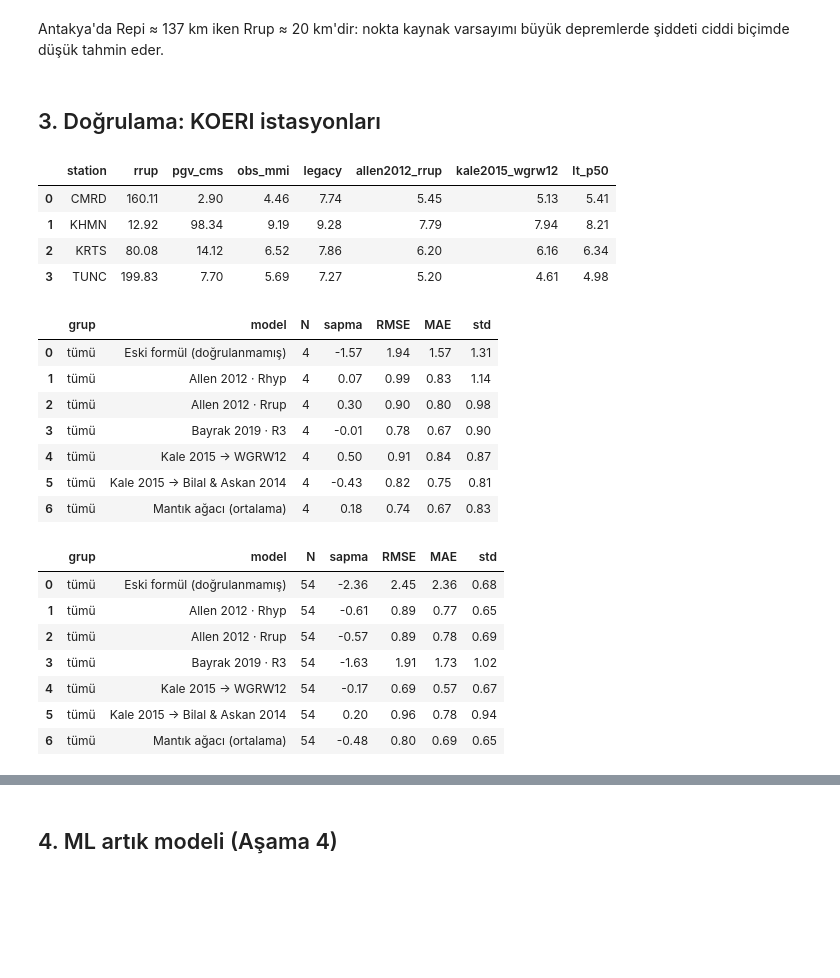
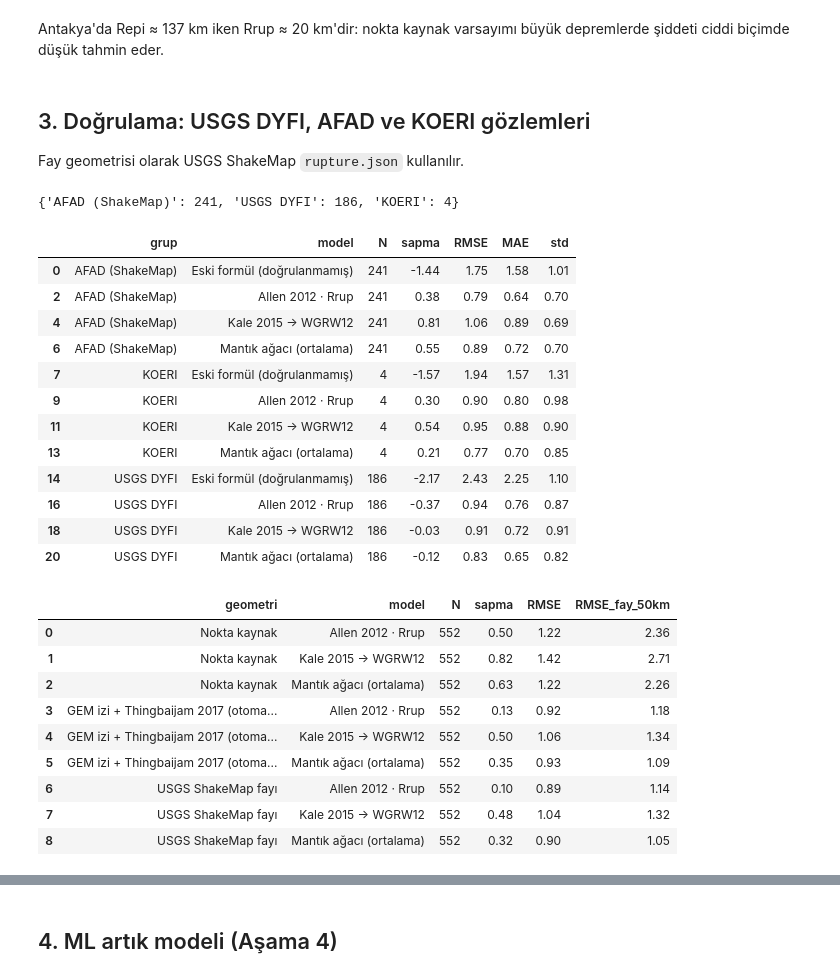
Before and after one commit to Memreu/deprem-mesafe-etki-analizi, a Jupyter notebook: notebooks/kahramanmaras_demo.ipynb, the cells around one changed output, grey strips where cells are left out. Saved outputs shown, nothing was run; the diff lists cells and outputs as text; code cells hidden in the pictures; blank space fills up the shorter version.

```diff
--- a/notebooks/kahramanmaras_demo.ipynb
+++ b/notebooks/kahramanmaras_demo.ipynb
@@ -64,34 +64,43 @@ GEM GAF-DB izi (ME_TRCS056) + Thingbaijam 2017 L = 234 km, W = 18 km
 # %% [markdown]
 Antakya'da Repi ≈ 137 km iken Rrup ≈ 20 km'dir: nokta kaynak varsayımı büyük depremlerde şiddeti ciddi biçimde düşük tahmin eder.
 # %% [markdown]
-## 3. Doğrulama: KOERI istasyonları
+## 3. Doğrulama: USGS DYFI, AFAD ve KOERI gözlemleri
+
+Fay geometrisi olarak USGS ShakeMap `rupture.json` kullanılır.
 # %%
-obs = O.load_koeri(event_id="us6000jllz")
-res, _ = predict_for_observations(ev, obs)
-display(res[["station", "rrup", "pgv_cms", "obs_mmi", "legacy", "allen2012_rrup", "kale2015_wgrw12", "lt_p50"]])
-metrics(res)
+from mmi_mapper.rupture import build_rupture
+usgs = pd.read_csv("../data/observations/usgs_observations.csv")
+obs = pd.concat([O.load_koeri(event_id="us6000jllz"),
+                 usgs[usgs.event_id == "us6000jllz"].drop(columns="event_id")], ignore_index=True)
+sm_rup = build_rupture(ev.mag, ev.lat, ev.lon, ev.depth, rupture_geojson="../data/ruptures/us6000jllz_shakemap_rupture.json")
+res, _ = predict_for_observations(ev, obs, rupture=sm_rup)
+print(obs.source.value_counts().to_dict())
+metrics(res, "source").query("model in ['Eski formül (doğrulanmamış)', 'Allen 2012 · Rrup', 'Kale 2015 → WGRW12', 'Mantık ağacı (ortalama)']")
 # %% [output]
+{'AFAD (ShakeMap)': 241, 'USGS DYFI': 186, 'KOERI': 4}
-|  | station | rrup | pgv_cms | obs_mmi | legacy | allen2012_rrup | kale2015_wgrw12 | lt_p50 |
-| 0 | CMRD | 160.11 | 2.90 | 4.46 | 7.74 | 5.45 | 5.13 | 5.41 |
-| 1 | KHMN | 12.92 | 98.34 | 9.19 | 9.28 | 7.79 | 7.94 | 8.21 |
-| 2 | KRTS | 80.08 | 14.12 | 6.52 | 7.86 | 6.20 | 6.16 | 6.34 |
-| 3 | TUNC | 199.83 | 7.70 | 5.69 | 7.27 | 5.20 | 4.61 | 4.98 |
+|  | grup | model | N | sapma | RMSE | MAE | std |
+| 0 | AFAD (ShakeMap) | Eski formül (doğrulanmamış) | 241 | -1.44 | 1.75 | 1.58 | 1.01 |
+| 2 | AFAD (ShakeMap) | Allen 2012 · Rrup | 241 | 0.38 | 0.79 | 0.64 | 0.70 |
+| 4 | AFAD (ShakeMap) | Kale 2015 → WGRW12 | 241 | 0.81 | 1.06 | 0.89 | 0.69 |
+| 6 | AFAD (ShakeMap) | Mantık ağacı (ortalama) | 241 | 0.55 | 0.89 | 0.72 | 0.70 |
+| 7 | KOERI | Eski formül (doğrulanmamış) | 4 | -1.57 | 1.94 | 1.57 | 1.31 |
+| 9 | KOERI | Allen 2012 · Rrup | 4 | 0.30 | 0.90 | 0.80 | 0.98 |
+| 11 | KOERI | Kale 2015 → WGRW12 | 4 | 0.54 | 0.95 | 0.88 | 0.90 |
+| 13 | KOERI | Mantık ağacı (ortalama) | 4 | 0.21 | 0.77 | 0.70 | 0.85 |
+| 14 | USGS DYFI | Eski formül (doğrulanmamış) | 186 | -2.17 | 2.43 | 2.25 | 1.10 |
+| 16 | USGS DYFI | Allen 2012 · Rrup | 186 | -0.37 | 0.94 | 0.76 | 0.87 |
+| 18 | USGS DYFI | Kale 2015 → WGRW12 | 186 | -0.03 | 0.91 | 0.72 | 0.91 |
+| 20 | USGS DYFI | Mantık ağacı (ortalama) | 186 | -0.12 | 0.83 | 0.65 | 0.82 |
-|  | grup | model | N | sapma | RMSE | MAE | std |
-| 0 | tümü | Eski formül (doğrulanmamış) | 4 | -1.57 | 1.94 | 1.57 | 1.31 |
-| 1 | tümü | Allen 2012 · Rhyp | 4 | 0.07 | 0.99 | 0.83 | 1.14 |
-| 2 | tümü | Allen 2012 · Rrup | 4 | 0.30 | 0.90 | 0.80 | 0.98 |
-| 3 | tümü | Bayrak 2019 · R3 | 4 | -0.01 | 0.78 | 0.67 | 0.90 |
-| 4 | tümü | Kale 2015 → WGRW12 | 4 | 0.50 | 0.91 | 0.84 | 0.87 |
-| 5 | tümü | Kale 2015 → Bilal & Askan 2014 | 4 | -0.43 | 0.82 | 0.75 | 0.81 |
-| 6 | tümü | Mantık ağacı (ortalama) | 4 | 0.18 | 0.74 | 0.67 | 0.83 |
 # %%
-pd.read_csv("../results/metrics_m6.csv")  # Türkiye Mw ≥ 6 (scripts/run_benchmark.py)
+pd.read_csv("../results/geometry_sensitivity_kahramanmaras.csv")  # nokta kaynak vs. GEM vs. USGS fayı
 # %% [output]
-|  | grup | model | N | sapma | RMSE | MAE | std |
-| 0 | tümü | Eski formül (doğrulanmamış) | 54 | -2.36 | 2.45 | 2.36 | 0.68 |
-| 1 | tümü | Allen 2012 · Rhyp | 54 | -0.61 | 0.89 | 0.77 | 0.65 |
-| 2 | tümü | Allen 2012 · Rrup | 54 | -0.57 | 0.89 | 0.78 | 0.69 |
-| 3 | tümü | Bayrak 2019 · R3 | 54 | -1.63 | 1.91 | 1.73 | 1.02 |
-| 4 | tümü | Kale 2015 → WGRW12 | 54 | -0.17 | 0.69 | 0.57 | 0.67 |
-| 5 | tümü | Kale 2015 → Bilal & Askan 2014 | 54 | 0.20 | 0.96 | 0.78 | 0.94 |
-| 6 | tümü | Mantık ağacı (ortalama) | 54 | -0.48 | 0.80 | 0.69 | 0.65 |
+|  | geometri | model | N | sapma | RMSE | RMSE_fay_50km |
+| 0 | Nokta kaynak | Allen 2012 · Rrup | 552 | 0.50 | 1.22 | 2.36 |
+| 1 | Nokta kaynak | Kale 2015 → WGRW12 | 552 | 0.82 | 1.42 | 2.71 |
+| 2 | Nokta kaynak | Mantık ağacı (ortalama) | 552 | 0.63 | 1.22 | 2.26 |
+| 3 | GEM izi + Thingbaijam 2017 (otoma... | Allen 2012 · Rrup | 552 | 0.13 | 0.92 | 1.18 |
+| 4 | GEM izi + Thingbaijam 2017 (otoma... | Kale 2015 → WGRW12 | 552 | 0.50 | 1.06 | 1.34 |
+| 5 | GEM izi + Thingbaijam 2017 (otoma... | Mantık ağacı (ortalama) | 552 | 0.35 | 0.93 | 1.09 |
+| 6 | USGS ShakeMap fayı | Allen 2012 · Rrup | 552 | 0.10 | 0.89 | 1.14 |
+| 7 | USGS ShakeMap fayı | Kale 2015 → WGRW12 | 552 | 0.48 | 1.04 | 1.32 |
+| 8 | USGS ShakeMap fayı | Mantık ağacı (ortalama) | 552 | 0.32 | 0.90 | 1.05 |
```
Also changed, not shown: parts of 3 cells of this notebook, 39 other files.
